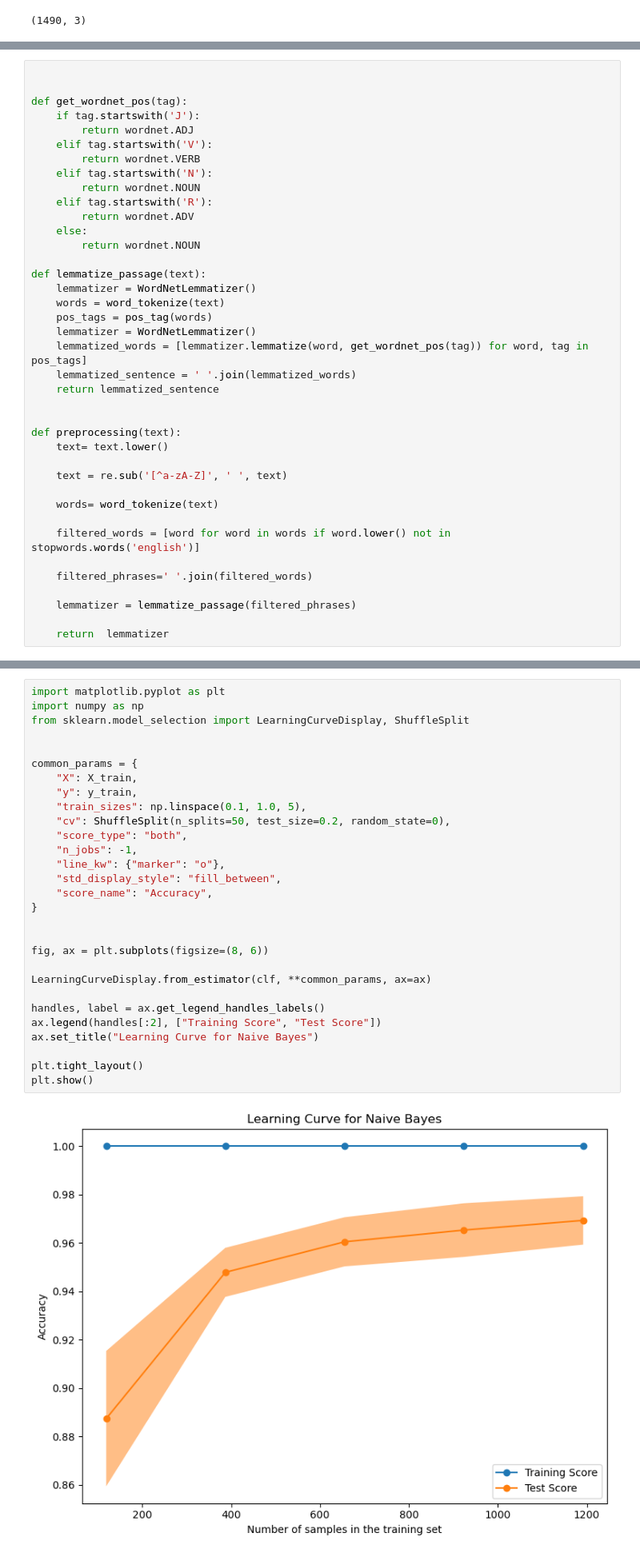
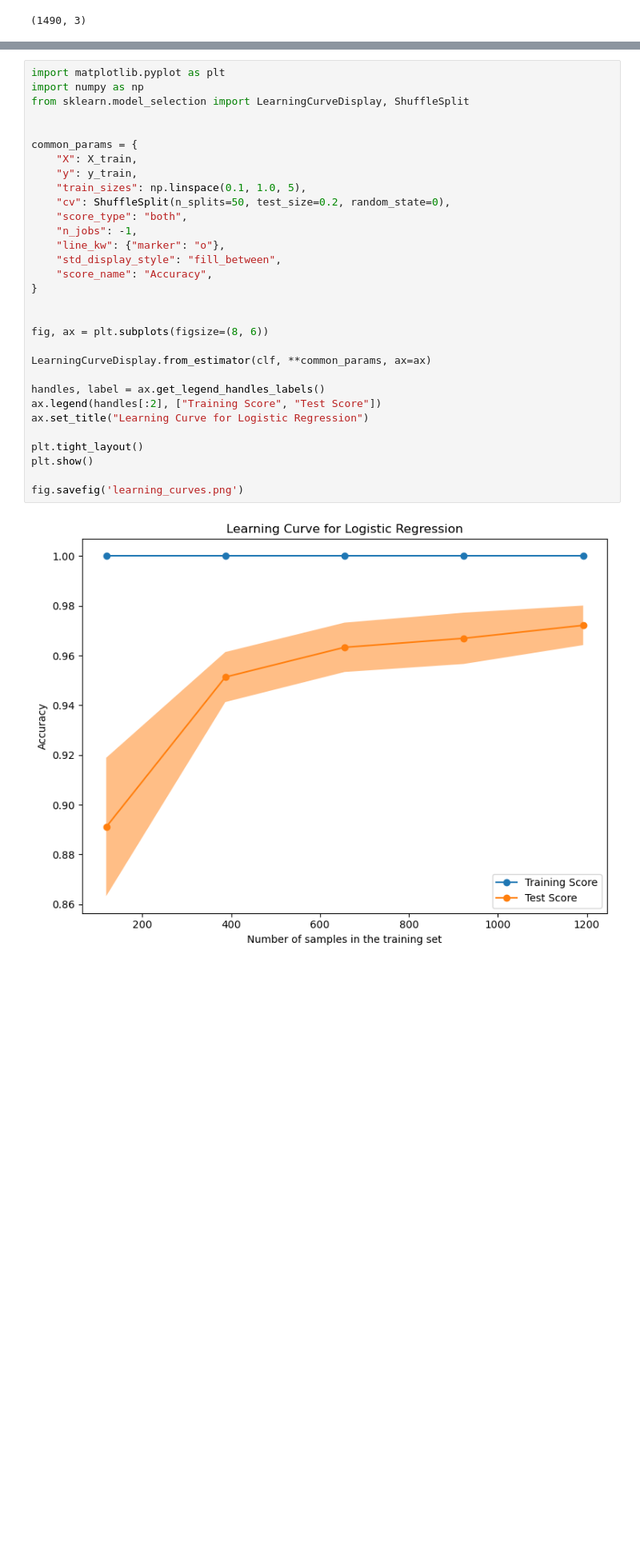
Before and after one commit to Alainogou/nlp-scraper, a Jupyter notebook: topic_detection.ipynb, the cells around one changed output, grey strips where cells are left out. Shown at 80% size. Drawn from its saved outputs; the diff is of its cells as text; blank space fills up the shorter version.

```diff
--- a/topic_detection.ipynb
+++ b/topic_detection.ipynb
@@ -51,43 +44,4 @@ politics         274
 entertainment    273
 tech             261
 Name: count, dtype: int64
-# %%
-
-
-def get_wordnet_pos(tag):
-    if tag.startswith('J'):
-        return wordnet.ADJ
-    elif tag.startswith('V'):
-        return wordnet.VERB
-    elif tag.startswith('N'):
-        return wordnet.NOUN
-    elif tag.startswith('R'):
-        return wordnet.ADV
-    else:
-        return wordnet.NOUN
-
-def lemmatize_passage(text):
-    lemmatizer = WordNetLemmatizer()
-    words = word_tokenize(text)
-    pos_tags = pos_tag(words)
-    lemmatizer = WordNetLemmatizer()
-    lemmatized_words = [lemmatizer.lemmatize(word, get_wordnet_pos(tag)) for word, tag in pos_tags]
-    lemmatized_sentence = ' '.join(lemmatized_words)
-    return lemmatized_sentence
-
-
-def preprocessing(text):
-    text= text.lower()
-
-    text = re.sub('[^a-zA-Z]', ' ', text)
-
-    words= word_tokenize(text)
-
-    filtered_words = [word for word in words if word.lower() not in stopwords.words('english')]
-
-    filtered_phrases=' '.join(filtered_words)
-
-    lemmatizer = lemmatize_passage(filtered_phrases)
-
-    return  lemmatizer
 # %%
@@ -164,31 +125,33 @@ Accuracy: 0.9796
 # %%
 import matplotlib.pyplot as plt
 import numpy as np
 from sklearn.model_selection import LearningCurveDisplay, ShuffleSplit
 
 
 common_params = {
     "X": X_train,
     "y": y_train,
     "train_sizes": np.linspace(0.1, 1.0, 5),
     "cv": ShuffleSplit(n_splits=50, test_size=0.2, random_state=0),
     "score_type": "both",
     "n_jobs": -1,
     "line_kw": {"marker": "o"},
     "std_display_style": "fill_between",
     "score_name": "Accuracy",
 }
 
 
 fig, ax = plt.subplots(figsize=(8, 6))
 
 LearningCurveDisplay.from_estimator(clf, **common_params, ax=ax)
 
 handles, label = ax.get_legend_handles_labels()
 ax.legend(handles[:2], ["Training Score", "Test Score"])
-ax.set_title("Learning Curve for Naive Bayes")
+ax.set_title("Learning Curve for Logistic Regression")
 
 plt.tight_layout()
 plt.show()
+
+fig.savefig('learning_curves.png')
 # %% [output]
-[figure, old version]
+[figure, new version]
```
Also changed, not shown: parts of 7 cells of this notebook, 9 other files.
